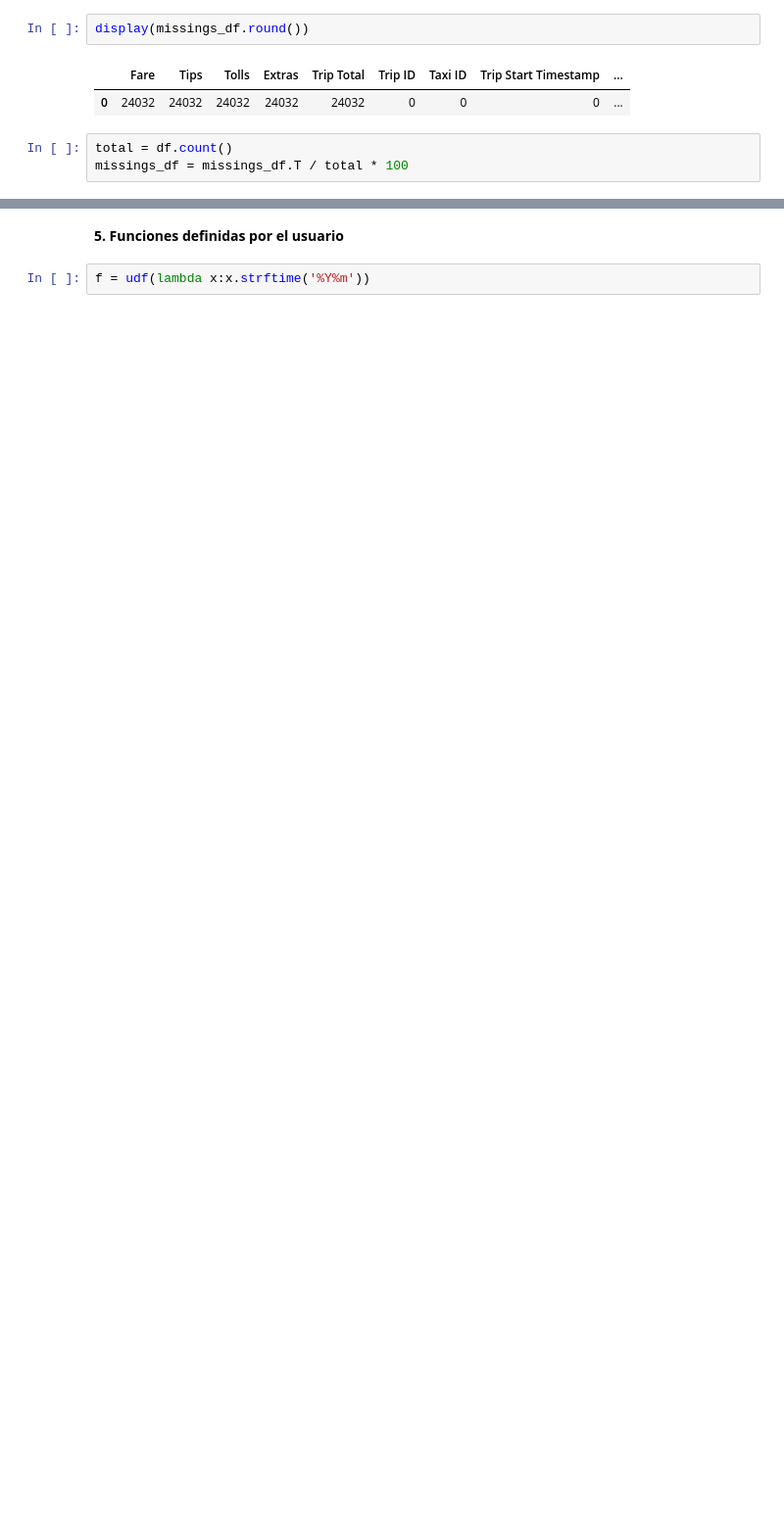
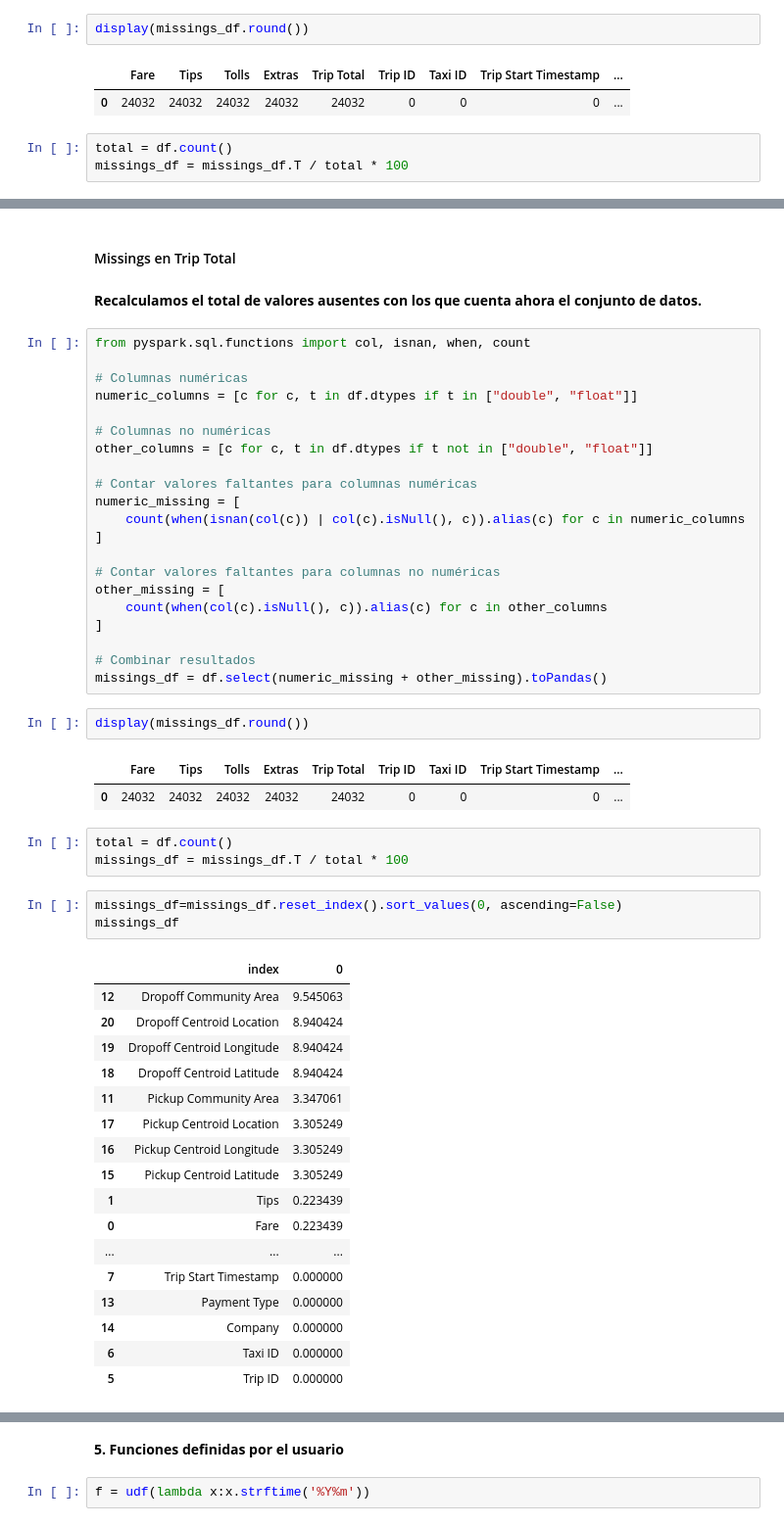
Before and after one commit to cuauhtemocbe/Taxi-GCP-Spark, a Jupyter notebook: Taxis_Trips_Prediction.ipynb, the cells around one changed output, grey strips where cells are left out. Shown at 98% size. Cells and saved outputs as stored; diff of their text form; blank space fills up the shorter version.

```diff
--- a/Taxis_Trips_Prediction.ipynb
+++ b/Taxis_Trips_Prediction.ipynb
@@ -324,0 +331,54 @@ missings_df.reset_index().sort_values(0, ascending=False)
+# %% [markdown]
+#### Missings en Trip Total
+# %% [markdown]
+**Recalculamos el total de valores ausentes con los que cuenta ahora el conjunto de datos.**
+# %%
+from pyspark.sql.functions import col, isnan, when, count
+
+# Columnas numéricas
+numeric_columns = [c for c, t in df.dtypes if t in ["double", "float"]]
+
+# Columnas no numéricas
+other_columns = [c for c, t in df.dtypes if t not in ["double", "float"]]
+
+# Contar valores faltantes para columnas numéricas
+numeric_missing = [
+    count(when(isnan(col(c)) | col(c).isNull(), c)).alias(c) for c in numeric_columns
+]
+
+# Contar valores faltantes para columnas no numéricas
+other_missing = [
+    count(when(col(c).isNull(), c)).alias(c) for c in other_columns
+]
+
+# Combinar resultados
+missings_df = df.select(numeric_missing + other_missing).toPandas()
+# %%
+display(missings_df.round())
+# %% [output]
+|  | Fare | Tips | Tolls | Extras | Trip Total | Trip ID | Taxi ID | Trip Start Timestamp | ... |
+| 0 | 24032 | 24032 | 24032 | 24032 | 24032 | 0 | 0 | 0 | ... |
+# %%
+total = df.count()
+missings_df = missings_df.T / total * 100
+# %%
+missings_df=missings_df.reset_index().sort_values(0, ascending=False)
+missings_df
+# %% [output]
+|  | index | 0 |
+| 12 | Dropoff Community Area | 9.545063 |
+| 20 | Dropoff Centroid Location | 8.940424 |
+| 19 | Dropoff Centroid Longitude | 8.940424 |
+| 18 | Dropoff Centroid Latitude | 8.940424 |
+| 11 | Pickup Community Area | 3.347061 |
+| 17 | Pickup Centroid Location | 3.305249 |
+| 16 | Pickup Centroid Longitude | 3.305249 |
+| 15 | Pickup Centroid Latitude | 3.305249 |
+| 1 | Tips | 0.223439 |
+| 0 | Fare | 0.223439 |
+| ... | ... | ... |
+| 7 | Trip Start Timestamp | 0.000000 |
+| 13 | Payment Type | 0.000000 |
+| 14 | Company | 0.000000 |
+| 6 | Taxi ID | 0.000000 |
+| 5 | Trip ID | 0.000000 |
```
Also changed, not shown: parts of 90 cells of this notebook.
